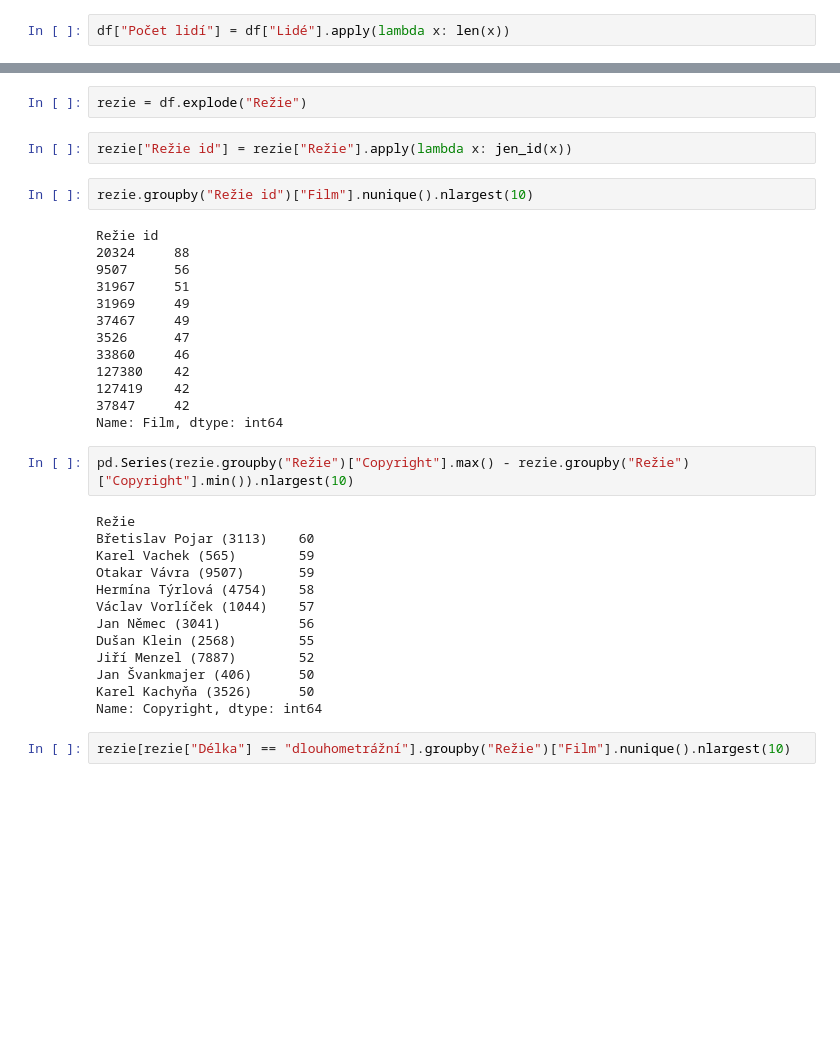
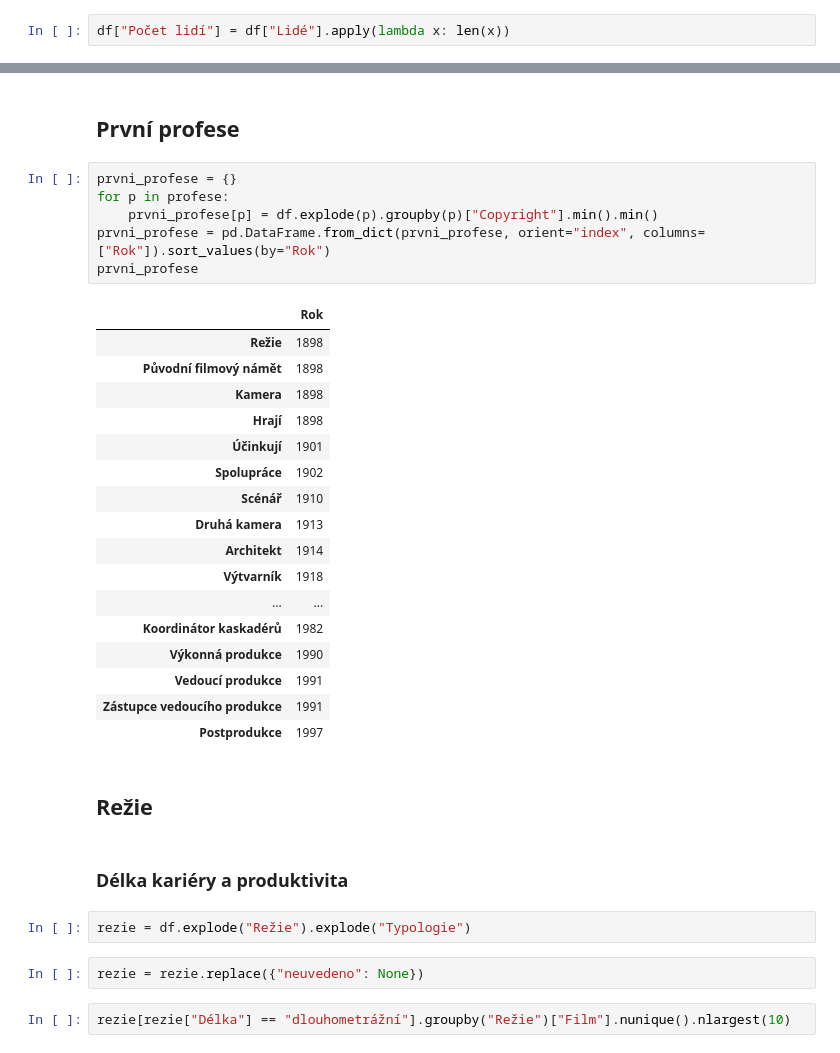
Before and after one commit to DataRozhlas/filmovy-prehled, a Jupyter notebook: 129 tvůrcovstvo aka Král Vávra.ipynb, the cells around one changed output, grey strips where cells are left out. Drawn from its saved outputs; the diff is of its cells as text; blank space fills up the shorter version.

```diff
--- a/129 tvůrcovstvo aka Král Vávra.ipynb
+++ b/129 tvůrcovstvo aka Král Vávra.ipynb
@@ -95,37 +47,37 @@ def jen_id(x):
-# %%
-rezie = df.explode("Režie")
-# %%
-rezie["Režie id"] = rezie["Režie"].apply(lambda x: jen_id(x))
-# %%
-rezie.groupby("Režie id")["Film"].nunique().nlargest(10)
-# %% [output]
-Režie id
-20324     88
-9507      56
-31967     51
-31969     49
-37467     49
-3526      47
-33860     46
-127380    42
-127419    42
-37847     42
-Name: Film, dtype: int64
-# %%
-pd.Series(rezie.groupby("Režie")["Copyright"].max() - rezie.groupby("Režie")["Copyright"].min()).nlargest(10)
-# %% [output]
-Režie
-Břetislav Pojar (3113)    60
-Karel Vachek (565)        59
-Otakar Vávra (9507)       59
-Hermína Týrlová (4754)    58
-Václav Vorlíček (1044)    57
-Jan Němec (3041)          56
-Dušan Klein (2568)        55
-Jiří Menzel (7887)        52
-Jan Švankmajer (406)      50
-Karel Kachyňa (3526)      50
-Name: Copyright, dtype: int64
+# %% [markdown]
+## První profese
+# %%
+prvni_profese = {}
+for p in profese:
+    prvni_profese[p] = df.explode(p).groupby(p)["Copyright"].min().min()
+prvni_profese = pd.DataFrame.from_dict(prvni_profese, orient="index", columns=["Rok"]).sort_values(by="Rok")
+prvni_profese
+# %% [output]
+|  | Rok |
+| Režie | 1898 |
+| Původní filmový námět | 1898 |
+| Kamera | 1898 |
+| Hrají | 1898 |
+| Účinkují | 1901 |
+| Spolupráce | 1902 |
+| Scénář | 1910 |
+| Druhá kamera | 1913 |
+| Architekt | 1914 |
+| Výtvarník | 1918 |
+| ... | ... |
+| Koordinátor kaskadérů | 1982 |
+| Výkonná produkce | 1990 |
+| Vedoucí produkce | 1991 |
+| Zástupce vedoucího produkce | 1991 |
+| Postprodukce | 1997 |
+# %% [markdown]
+## Režie
+# %% [markdown]
+### Délka kariéry a produktivita
+# %%
+rezie = df.explode("Režie").explode("Typologie")
+# %%
+rezie = rezie.replace({"neuvedeno": None})
 # %%
 rezie[rezie["Délka"] == "dlouhometrážní"].groupby("Režie")["Film"].nunique().nlargest(10)
 # %% [output]
```
Also changed, not shown: parts of 54 cells of this notebook, 30 other files.
